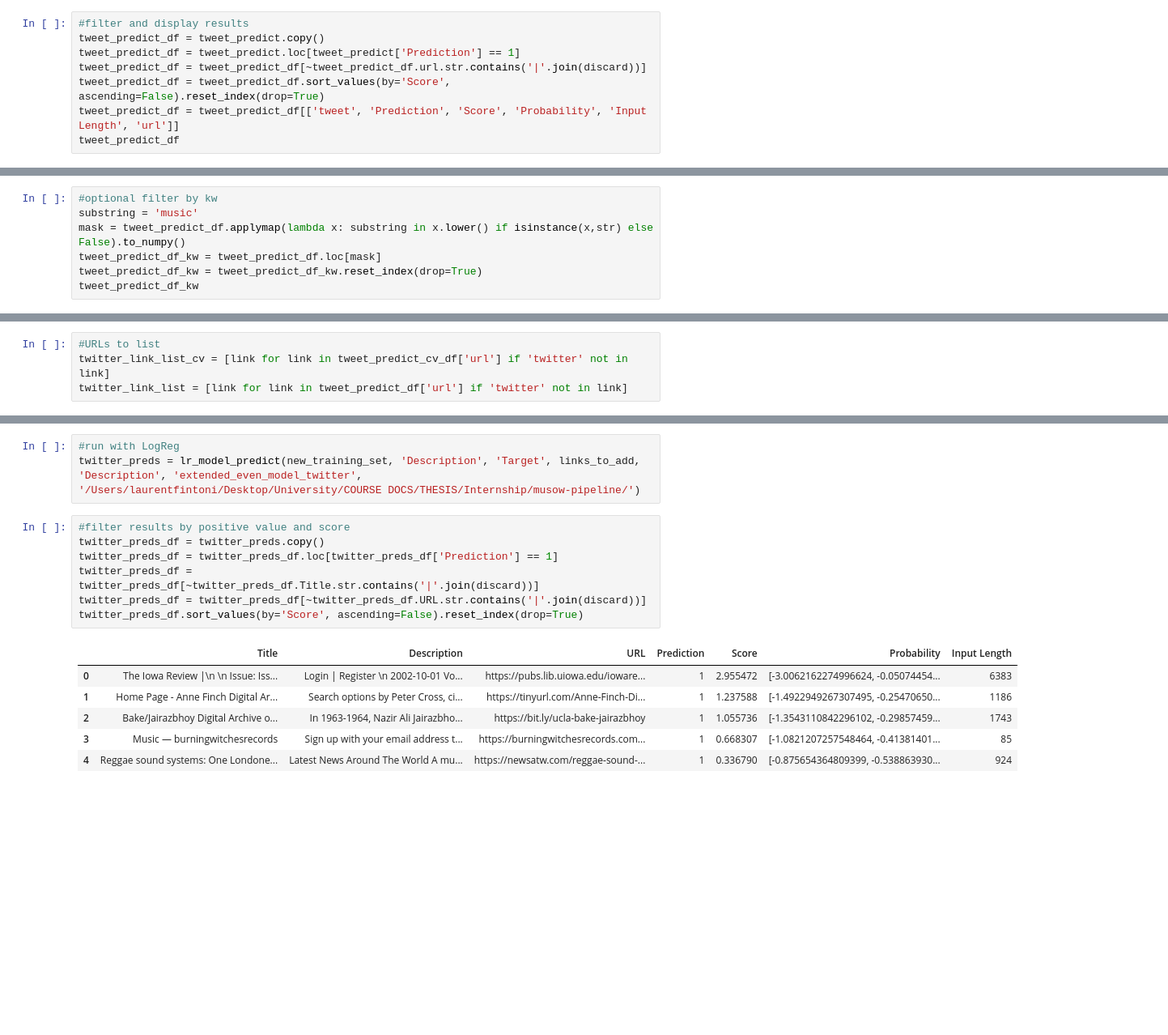
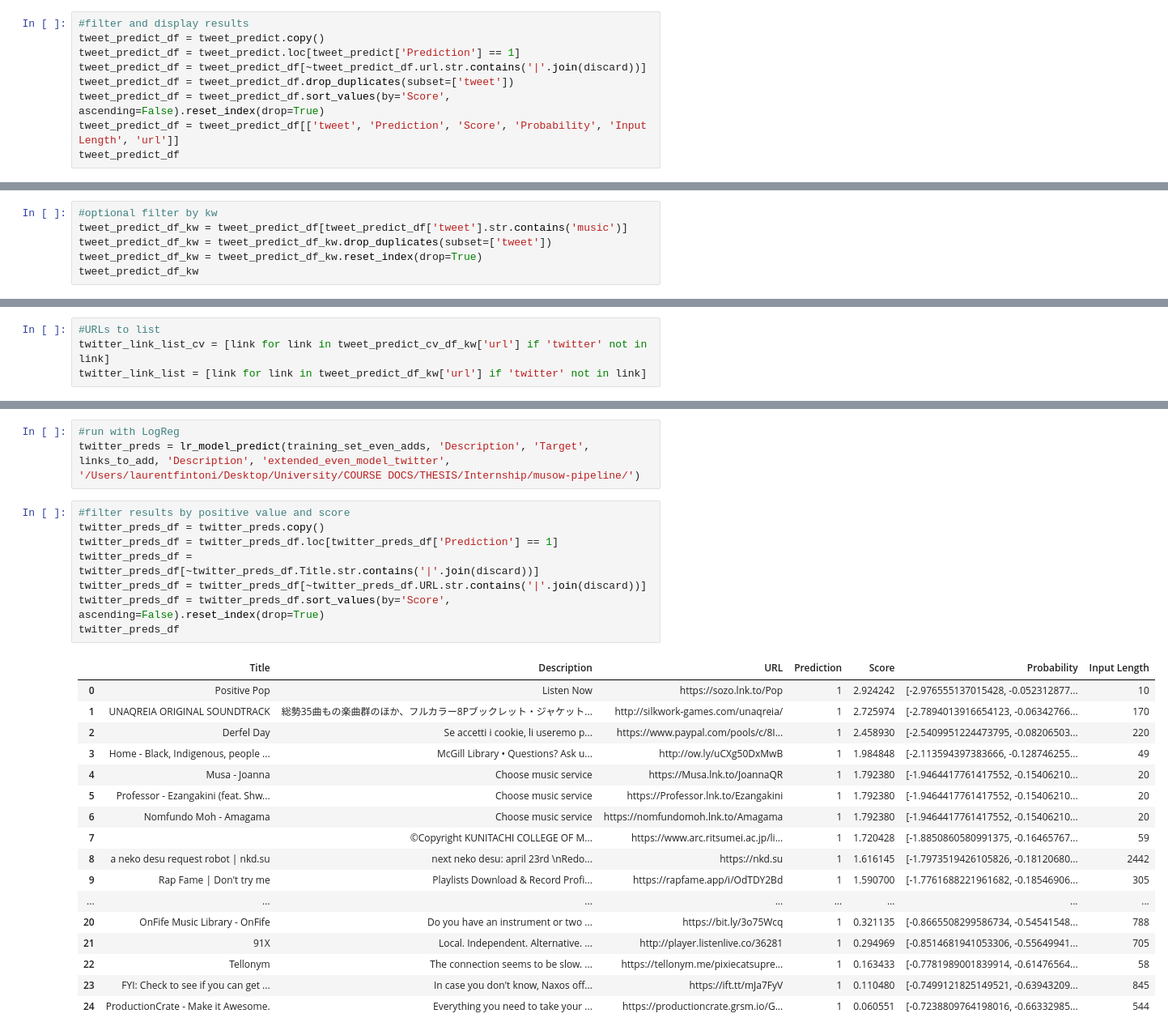
Before and after one commit to polifonia-project/musow-pipeline, a Jupyter notebook: NOTEBOOKS/LogReg_Twitter.ipynb, the cells around one changed output, grey strips where cells are left out. Shown: that part at 81% size. Cells and saved outputs as stored; diff of their text form; blank space fills up the shorter version.

```diff
--- a/NOTEBOOKS/LogReg_Twitter.ipynb
+++ b/NOTEBOOKS/LogReg_Twitter.ipynb
@@ -211,6 +209,7 @@ tweet_predict = lr_model_predict(twitter_set, 'tweet', 'Target', prediction_twit
 tweet_predict_df = tweet_predict.copy()
 tweet_predict_df = tweet_predict.loc[tweet_predict['Prediction'] == 1]
 tweet_predict_df = tweet_predict_df[~tweet_predict_df.url.str.contains('|'.join(discard))]
+tweet_predict_df = tweet_predict_df.drop_duplicates(subset=['tweet'])
 tweet_predict_df = tweet_predict_df.sort_values(by='Score', ascending=False).reset_index(drop=True)
 tweet_predict_df = tweet_predict_df[['tweet', 'Prediction', 'Score', 'Probability', 'Input Length', 'url']]
 tweet_predict_df
@@ -231,8 +230,7 @@ tweet_predict_df
 # %%
 #optional filter by kw
-substring = 'music'
-mask = tweet_predict_df.applymap(lambda x: substring in x.lower() if isinstance(x,str) else False).to_numpy()
-tweet_predict_df_kw = tweet_predict_df.loc[mask]
+tweet_predict_df_kw = tweet_predict_df[tweet_predict_df['tweet'].str.contains('music')]
+tweet_predict_df_kw = tweet_predict_df_kw.drop_duplicates(subset=['tweet'])
 tweet_predict_df_kw = tweet_predict_df_kw.reset_index(drop=True)
 tweet_predict_df_kw
 # %% [output]
@@ -259,8 +253,8 @@ Step 4:
 - return a new table that can be used to predict relevance of URLs
 # %%
 #URLs to list
-twitter_link_list_cv = [link for link in tweet_predict_cv_df['url'] if 'twitter' not in link]
-twitter_link_list = [link for link in tweet_predict_df['url'] if 'twitter' not in link]
+twitter_link_list_cv = [link for link in tweet_predict_cv_df_kw['url'] if 'twitter' not in link]
+twitter_link_list = [link for link in tweet_predict_df_kw['url'] if 'twitter' not in link]
 # %%
 #scrape URL list
 links_to_add_cv = scrape_links(twitter_link_list_cv)
@@ -293,17 +306,29 @@ twitter_preds_cv_df.sort_values(by='Score', ascending=False).reset_index(drop=Tr
 # %%
 #run with LogReg
-twitter_preds = lr_model_predict(new_training_set, 'Description', 'Target', links_to_add, 'Description', 'extended_even_model_twitter', '/Users/laurentfintoni/Desktop/University/COURSE DOCS/THESIS/Internship/musow-pipeline/')
+twitter_preds = lr_model_predict(training_set_even_adds, 'Description', 'Target', links_to_add, 'Description', 'extended_even_model_twitter', '/Users/laurentfintoni/Desktop/University/COURSE DOCS/THESIS/Internship/musow-pipeline/')
 # %%
 #filter results by positive value and score
 twitter_preds_df = twitter_preds.copy()
 twitter_preds_df = twitter_preds_df.loc[twitter_preds_df['Prediction'] == 1]
 twitter_preds_df = twitter_preds_df[~twitter_preds_df.Title.str.contains('|'.join(discard))]
 twitter_preds_df = twitter_preds_df[~twitter_preds_df.URL.str.contains('|'.join(discard))]
-twitter_preds_df.sort_values(by='Score', ascending=False).reset_index(drop=True)
+twitter_preds_df = twitter_preds_df.sort_values(by='Score', ascending=False).reset_index(drop=True)
+twitter_preds_df
 # %% [output]
 |  | Title | Description | URL | Prediction | Score | Probability | Input Length |
-| 0 | The Iowa Review |\n \n Issue: Iss... | Login | Register \n 2002-10-01 Vo... | https://pubs.lib.uiowa.edu/ioware... | 1 | 2.955472 | [-3.0062162274996624, -0.05074454... | 6383 |
-| 1 | Home Page - Anne Finch Digital Ar... | Search options by Peter Cross, ci... | https://tinyurl.com/Anne-Finch-Di... | 1 | 1.237588 | [-1.4922949267307495, -0.25470650... | 1186 |
-| 2 | Bake/Jairazbhoy Digital Archive o... | In 1963-1964, Nazir Ali Jairazbho... | https://bit.ly/ucla-bake-jairazbhoy | 1 | 1.055736 | [-1.3543110842296102, -0.29857459... | 1743 |
-| 3 | Music — burningwitchesrecords | Sign up with your email address t... | https://burningwitchesrecords.com... | 1 | 0.668307 | [-1.0821207257548464, -0.41381401... | 85 |
-| 4 | Reggae sound systems: One Londone... | Latest News Around The World A mu... | https://newsatw.com/reggae-sound-... | 1 | 0.336790 | [-0.875654364809399, -0.538863930... | 924 |
+| 0 | Positive Pop | Listen Now | https://sozo.lnk.to/Pop | 1 | 2.924242 | [-2.976555137015428, -0.052312877... | 10 |
+| 1 | UNAQREIA ORIGINAL SOUNDTRACK | 総勢35曲もの楽曲群のほか、フルカラー8Pブックレット・ジャケット... | http://silkwork-games.com/unaqreia/ | 1 | 2.725974 | [-2.7894013916654123, -0.06342766... | 170 |
+| 2 | Derfel Day | Se accetti i cookie, li useremo p... | https://www.paypal.com/pools/c/8I... | 1 | 2.458930 | [-2.5409951224473795, -0.08206503... | 220 |
+| 3 | Home - Black, Indigenous, people ... | McGill Library • Questions? Ask u... | http://ow.ly/uCXg50DxMwB | 1 | 1.984848 | [-2.113594397383666, -0.128746255... | 49 |
+| 4 | Musa - Joanna | Choose music service | https://Musa.lnk.to/JoannaQR | 1 | 1.792380 | [-1.9464417761417552, -0.15406210... | 20 |
+| 5 | Professor - Ezangakini (feat. Shw... | Choose music service | https://Professor.lnk.to/Ezangakini | 1 | 1.792380 | [-1.9464417761417552, -0.15406210... | 20 |
+| 6 | Nomfundo Moh - Amagama | Choose music service | https://nomfundomoh.lnk.to/Amagama | 1 | 1.792380 | [-1.9464417761417552, -0.15406210... | 20 |
+| 7 |  | ©Copyright KUNITACHI COLLEGE OF M... | https://www.arc.ritsumei.ac.jp/li... | 1 | 1.720428 | [-1.8850860580991375, -0.16465767... | 59 |
+| 8 | a neko desu request robot | nkd.su | next neko desu: april 23rd \nRedo... | https://nkd.su | 1 | 1.616145 | [-1.7973519426105826, -0.18120680... | 2442 |
+| 9 | Rap Fame | Don't try me | Playlists Download & Record Profi... | https://rapfame.app/i/OdTDY2Bd | 1 | 1.590700 | [-1.7761688221961682, -0.18546906... | 305 |
+| ... | ... | ... | ... | ... | ... | ... | ... |
+| 20 | OnFife Music Library - OnFife | Do you have an instrument or two ... | https://bit.ly/3o75Wcq | 1 | 0.321135 | [-0.8665508299586734, -0.54541548... | 788 |
+| 21 | 91X | Local. Independent. Alternative. ... | http://player.listenlive.co/36281 | 1 | 0.294969 | [-0.8514681941053306, -0.55649941... | 705 |
+| 22 | Tellonym | The connection seems to be slow. ... | https://tellonym.me/pixiecatsupre... | 1 | 0.163433 | [-0.7781989001839914, -0.61476564... | 58 |
+| 23 | FYI: Check to see if you can get ... | In case you don't know, Naxos off... | https://ift.tt/mJa7FyV | 1 | 0.110480 | [-0.7499121825149521, -0.63943209... | 845 |
+| 24 | ProductionCrate - Make it Awesome. | Everything you need to take your ... | https://productioncrate.grsm.io/G... | 1 | 0.060551 | [-0.7238809764198016, -0.66332985... | 544 |
```
Also changed, not shown: parts of 16 cells of this notebook, 32 other files.
